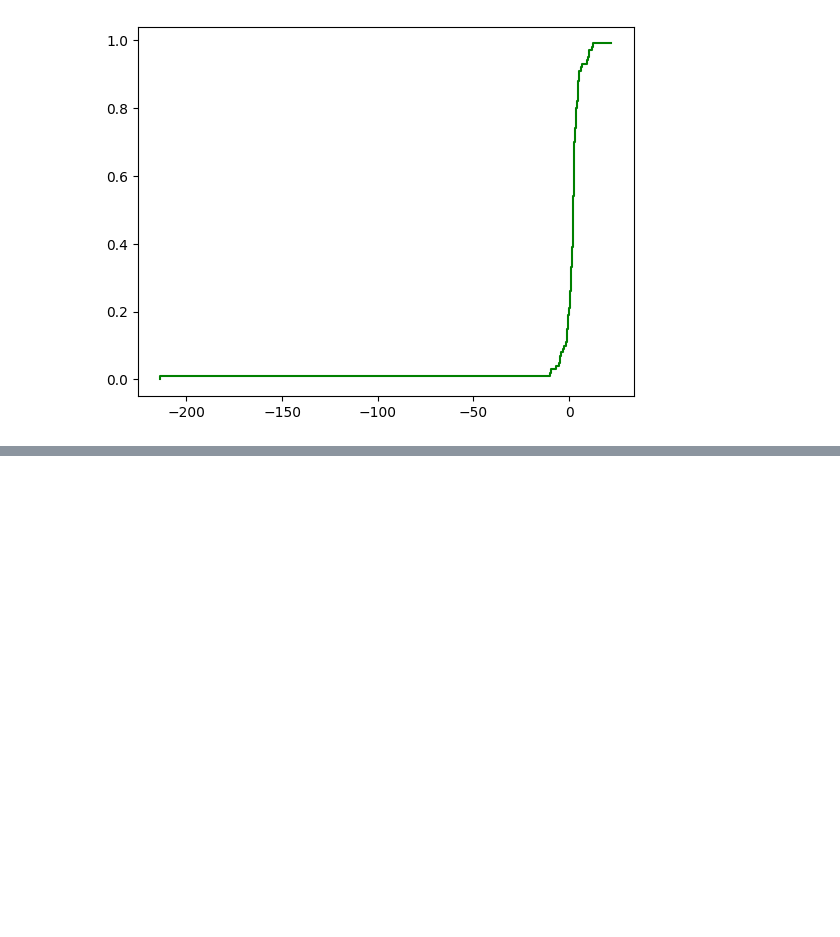
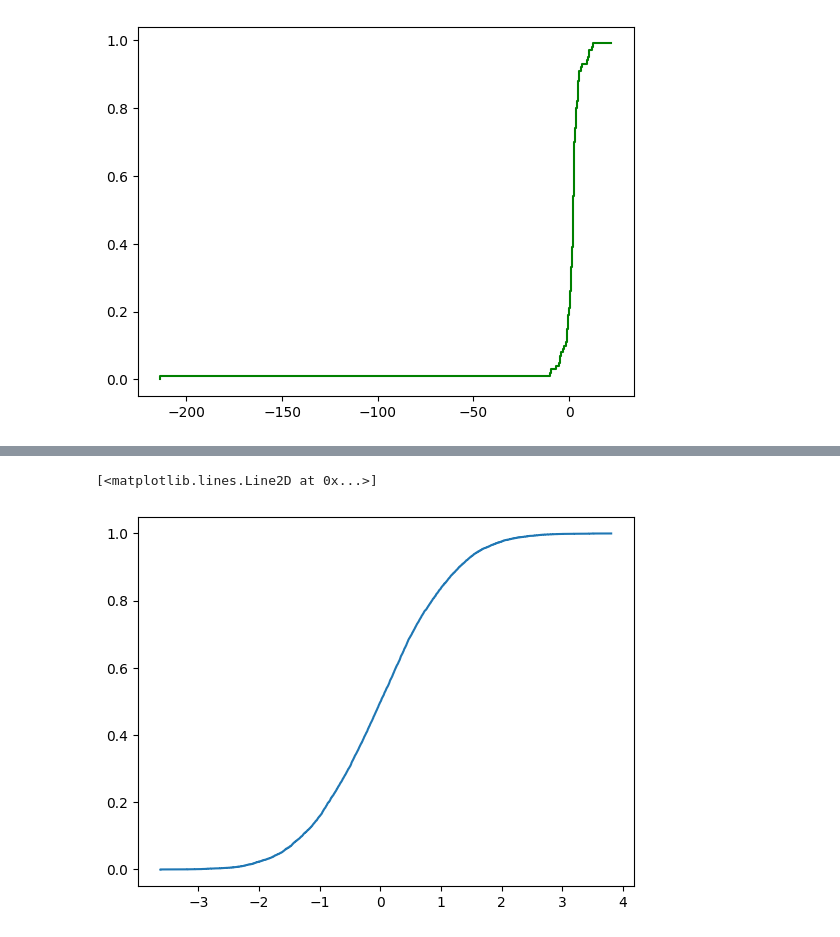
Before and after one commit to Gabriela2685/Simulacion1, a Jupyter notebook: Funciones.ipynb, the cells around one changed output, grey strips where cells are left out. Saved outputs shown, nothing was run; the diff lists cells and outputs as text; code cells hidden in the pictures; blank space fills up the shorter version.

```diff
--- a/Funciones.ipynb
+++ b/Funciones.ipynb
@@ -114,0 +150,7 @@ plt.step(x,y, color='green')
+# %%
+# Acumulativa
+x,y = cfd(M)
+plt.step(x,y)
+# %% [output]
+[<matplotlib.lines.Line2D at 0x...>]
+[figure, added]
```
Also changed, not shown: parts of 14 cells of this notebook.
